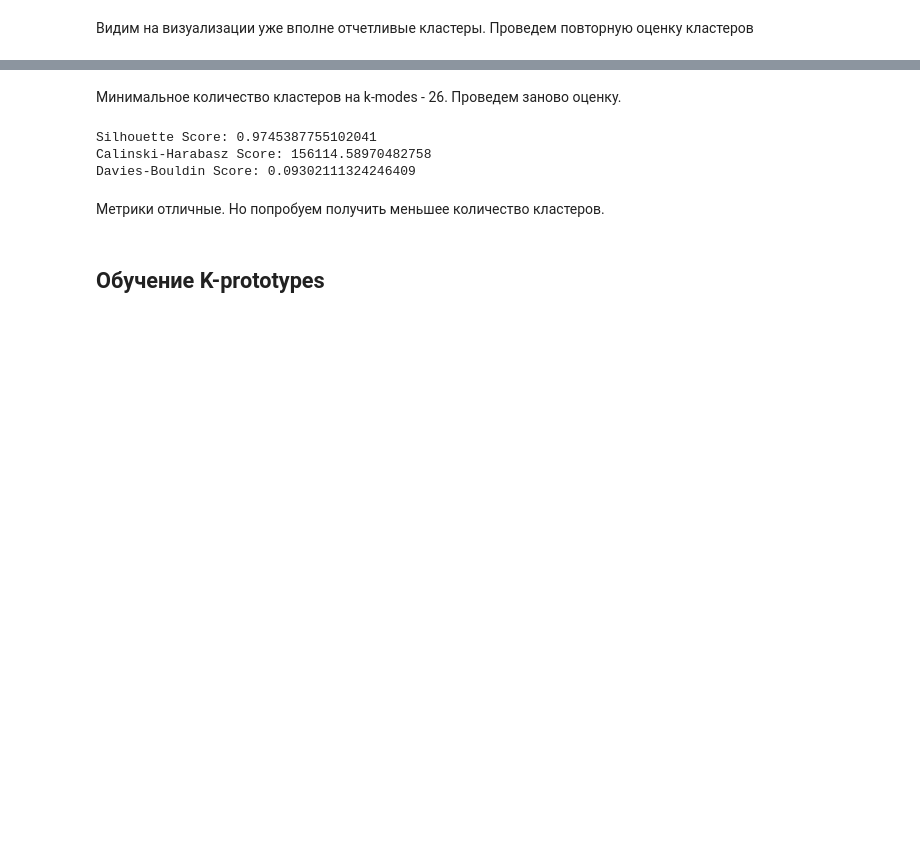
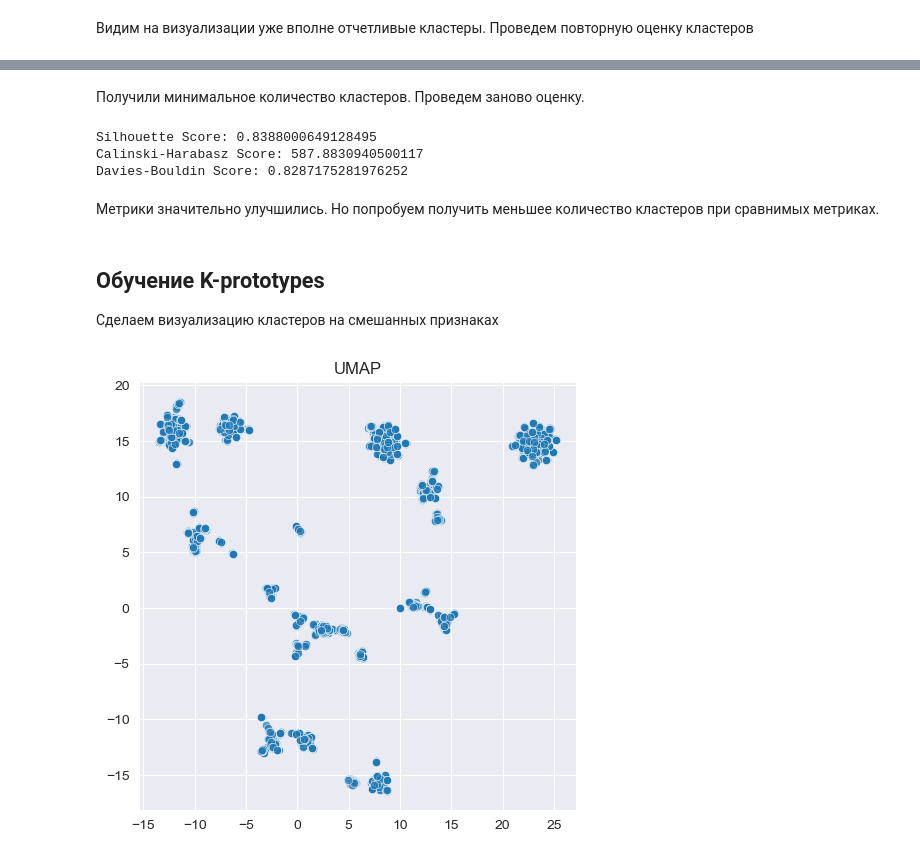
Before and after one commit to Patrick7777777/users_segmentation, a Jupyter notebook: main.ipynb, the cells around one changed output, grey strips where cells are left out. Saved outputs shown, nothing was run; the diff lists cells and outputs as text; code cells hidden in the pictures; blank space fills up the shorter version.

```diff
--- a/main.ipynb
+++ b/main.ipynb
@@ -304,15 +320,21 @@ multiple_graphs(2, 'n_clusters', pd.DataFrame(trials.results).sort_values('loss'
 # %% [markdown]
-Минимальное количество кластеров на k-modes - 26. Проведем заново оценку.
+Получили минимальное количество кластеров. Проведем заново оценку.
 # %%
-km = KModes(n_clusters=26, init='Cao', n_init=5, n_jobs=-1)
+km = KModes(n_clusters=n_kmodes, init='Huang', n_jobs=-1, random_state=42)
 clusters = km.fit_predict(X)
 scores = scores_calc(X, clusters, 'hamming')
 print(f"Silhouette Score: {scores[0]} \nCalinski-Harabasz Score: {scores[1]}\nDavies-Bouldin Score: {scores[2]}")
 # %% [output]
-Silhouette Score: 0.9745387755102041
-Calinski-Harabasz Score: 156114.58970482758
-Davies-Bouldin Score: 0.09302111324246409
+Silhouette Score: 0.8388000649128495
+Calinski-Harabasz Score: 587.8830940500117
+Davies-Bouldin Score: 0.8287175281976252
 # %% [markdown]
-Метрики отличные. Но попробуем получить меньшее количество кластеров.
+Метрики значительно улучшились. Но попробуем получить меньшее количество кластеров при сравнимых метриках.
 # %% [markdown]
 ## Обучение K-prototypes
+Сделаем визуализацию кластеров на смешанных признаках
+# %%
+combined_cols = final_cat_cols.append(num_cols)
+draw_clusters(df[combined_cols])
+# %% [output]
+[figure, added]
```
Also changed, not shown: parts of 39 cells of this notebook, 2 other files.
